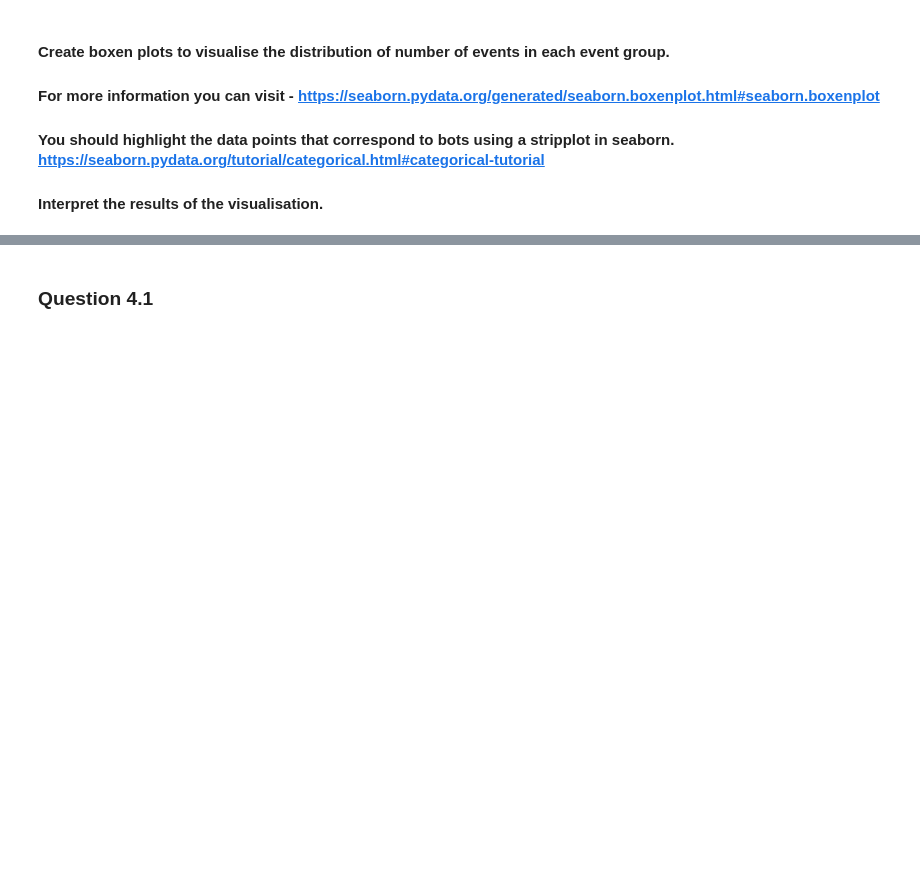
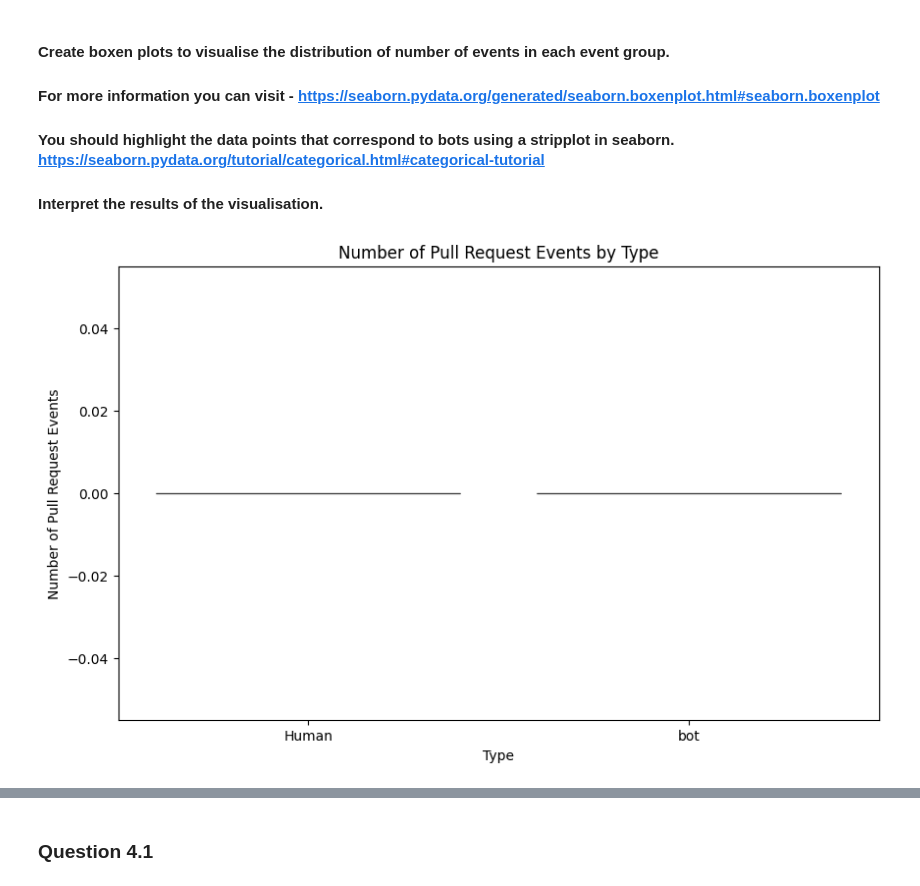
Before and after one commit to T-ramissU/Software_Evolution_TP_bots, a Jupyter notebook: TP_bots_template.ipynb, the cells around one changed output, grey strips where cells are left out. Cells and saved outputs as stored; diff of their text form; code cells hidden in the pictures; blank space fills up the shorter version.

```diff
--- a/TP_bots_template.ipynb
+++ b/TP_bots_template.ipynb
@@ -417,0 +520,27 @@ repo_group = ['CreateEvent', 'DeleteEvent', 'ForkEvent', 'GollumEvent', 'MemberE
+# %%
+# YOUR CODE BELOW#
+
+def count_events(group, df):
+    return df[df['event_type'].isin(group)].groupby('login').size().reset_index(name=f'{group[0]}_count')
+
+# Count events for each group
+issue_counts = count_events(issue_group, events_df)
+pr_counts = count_events(pr_group, events_df)
+commit_counts = count_events(commit_group, events_df)
+repo_counts = count_events(repo_group, events_df)
+
+# Merge all counts into a single DataFrame
+result_df = merged_df[['contributor', 'acc_type']]
+result_df = result_df.merge(issue_counts.rename(columns={'login': 'contributor', 'IssueCommentEvent_count': 'issue'}), on='contributor', how='left')
+result_df = result_df.merge(pr_counts.rename(columns={'login': 'contributor', 'PullRequestEvent_count': 'PR'}), on='contributor', how='left')
+result_df = result_df.merge(commit_counts.rename(columns={'login': 'contributor', 'CommitCommentEvent_count': 'commit'}), on='contributor', how='left')
+result_df = result_df.merge(repo_counts.rename(columns={'login': 'contributor', 'CreateEvent_count': 'repository'}), on='contributor', how='left')
+
+# Fill NaN values with 0 (in case some contributors have no events in certain groups)
+result_df.fillna(0, inplace=True)
+
+# Rename the 'acc_type' column to 'type'
+result_df.rename(columns={'acc_type': 'type'}, inplace=True)
+
+# Display the resultant DataFrame
+print(result_df)
@@ -511,0 +665,14 @@ df_medians.pivot(index='acc_type', columns='event_group', values='median')#.rese
+# %%
+# YOUR CODE BELOW - Visualize number of events from pull request event group
+
+pr_data = result_df[['contributor', 'PR', 'type']]
+
+# Create a boxen plot for the pull request event group
+plt.figure(figsize=(10, 6))
+sns.boxenplot(x='type', y='PR', data=pr_data)
+plt.title('Number of Pull Request Events by Type')
+plt.xlabel('Type')
+plt.ylabel('Number of Pull Request Events')
+plt.show()
+# %% [output]
+[figure, added]
```
Also changed, not shown: parts of 27 cells of this notebook.
